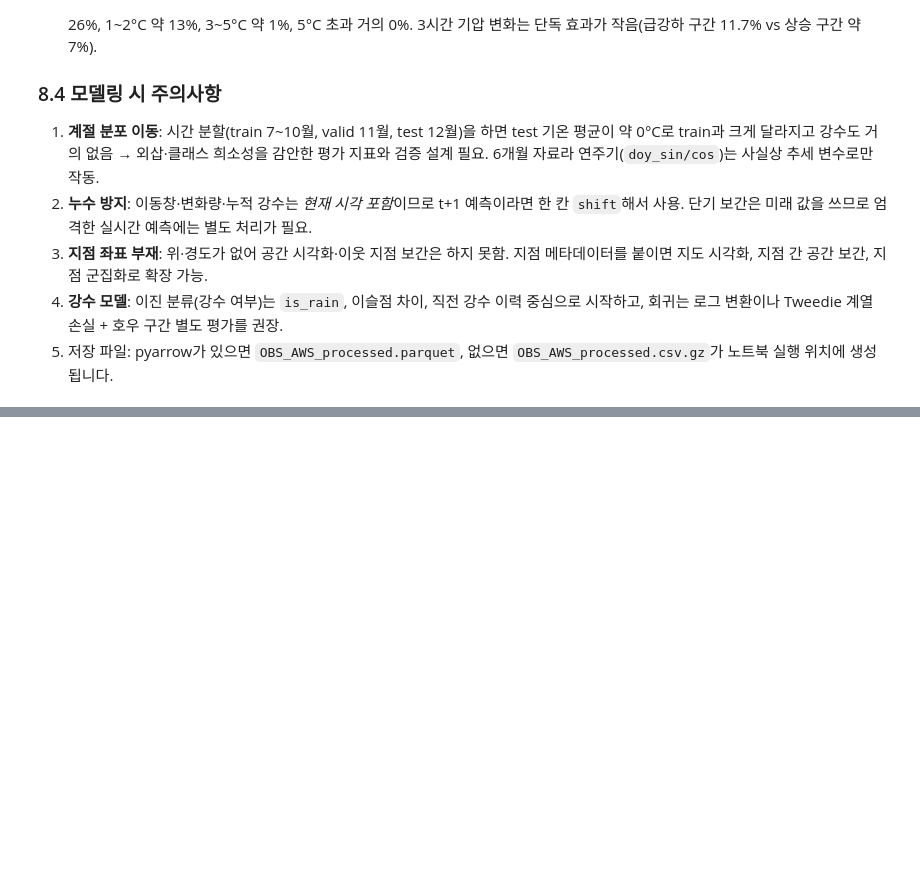
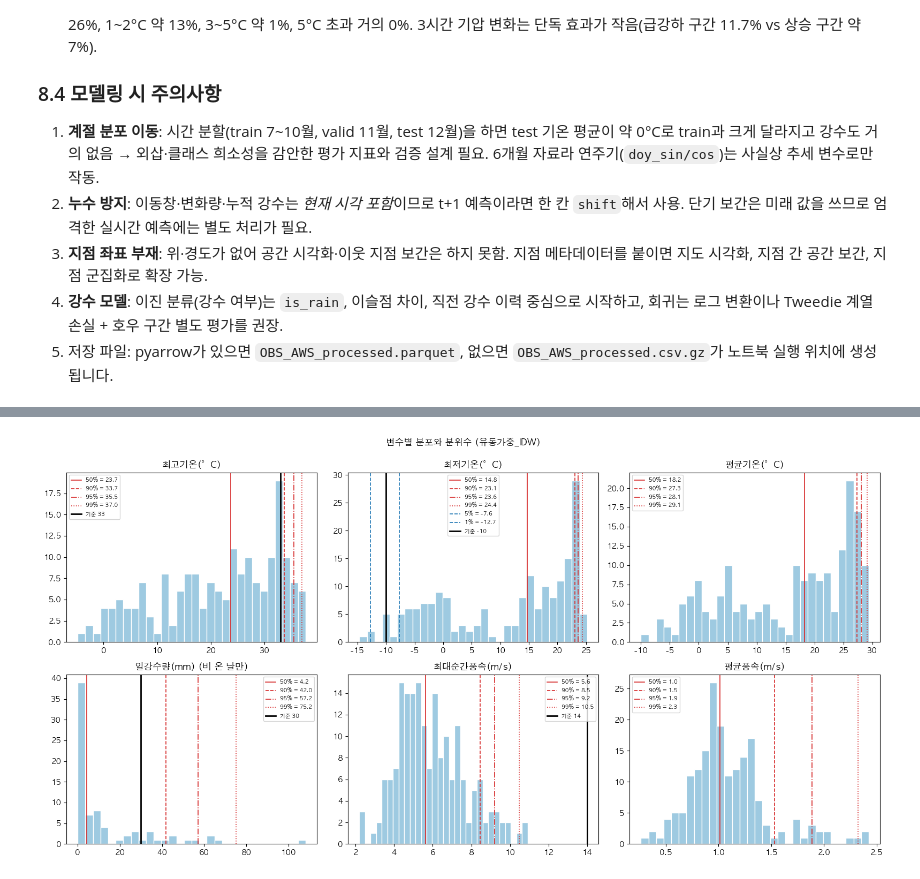
Before and after one commit to wheemin-2/BigContest_2026, a Jupyter notebook: notebooks/OBS_AWS_EDA_Preprocessing.ipynb, the cells around one changed output, grey strips where cells are left out. Saved outputs shown, nothing was run; the diff lists cells and outputs as text; code cells hidden in the pictures; blank space fills up the shorter version.

```diff
--- a/notebooks/OBS_AWS_EDA_Preprocessing.ipynb
+++ b/notebooks/OBS_AWS_EDA_Preprocessing.ipynb
@@ -1027,0 +1356,9 @@ parquet 저장 불가(ImportError) → OBS_AWS_processed.csv.gz 로 저장
+# %%
+'''
+# 후보별 일별 대표값 저장
+out = []
+for k, c in C.items():
+    e = candidate_events(k); e.index.name = "date"
+    out.append(c.join(e).assign(후보=k).reset_index())
+pd.concat(out).to_csv("chuncheon_candidates_daily.csv", index=False, encoding="utf-8-sig")
+'''
@@ -1027,0 +1395,16 @@ parquet 저장 불가(ImportError) → OBS_AWS_processed.csv.gz 로 저장
+# %%
+# 기상청 기준이 데이터에서 몇 분위/몇 일에 해당하는지 확인
+out = []
+for v, th in KMA.items():
+    s = x[v].dropna()
+    if v == "tmin": n = (s <= th).sum(); pct = (s <= th).mean()
+    else:           n = (s >= th).sum(); pct = (s < th).mean()
+    out.append({"변수": LAB[v], "기준": f"{'≤' if v == 'tmin' else '≥'}{th}", "초과 일수": int(n), "기준의 분위(%)": round(pct * 100, 1)})
+display(pd.DataFrame(out))
+
+# 극단 N일이 되는 경계값 (이벤트를 '상위n일'이라고 정의할 경우)
+sug = {}
+for v in ["tmax", "tmin", "rain", "gust", "wind"]:
+    s = x[v].dropna().sort_values(ascending=(v == "tmin"))       # tmin은 낮은 쪽, 나머지는 높은 쪽
+    sug[LAB[v]] = {f"극단 {k}일 경계값": s.iloc[k - 1] for k in (5, 10, 15, 20)}
+display(pd.DataFrame(sug).T.round(1))
@@ -1027,0 +1423,16 @@ parquet 저장 불가(ImportError) → OBS_AWS_processed.csv.gz 로 저장
+# %%
+#visualization
+fig, axes = plt.subplots(2, 3, figsize=(16, 8))
+for ax, v in zip(axes.ravel(), ["tmax", "tmin", "tmean", "rain", "gust", "wind"]):
+    s = x[v].dropna()
+    if v == "rain": s = s[s > 0]
+    ax.hist(s, bins=30, color="#9ecae1", edgecolor="white")
+    for q, ls in [(.5, "-"), (.9, "--"), (.95, "-."), (.99, ":")]:
+        ax.axvline(s.quantile(q), color="#d62728", ls=ls, lw=1.2, label=f"{int(q*100)}% = {s.quantile(q):.1f}")
+    if v == "tmin":
+        for q in (.05, .01): ax.axvline(s.quantile(q), color="#1f77b4", ls="--", lw=1.2, label=f"{int(q*100)}% = {s.quantile(q):.1f}")
+    if v in KMA: ax.axvline(KMA[v], color="k", lw=2, label=f"기준 {KMA[v]}")
+    ax.set_title(LAB[v] + (" (비 온 날만)" if v == "rain" else "")); ax.legend(fontsize=7)
+fig.suptitle(f"변수별 분포와 분위수 ({CAND})", y=.995); plt.tight_layout(); plt.show()
+# %% [output]
+[figure, added]
```
Also changed, not shown: parts of 22 cells of this notebook.
